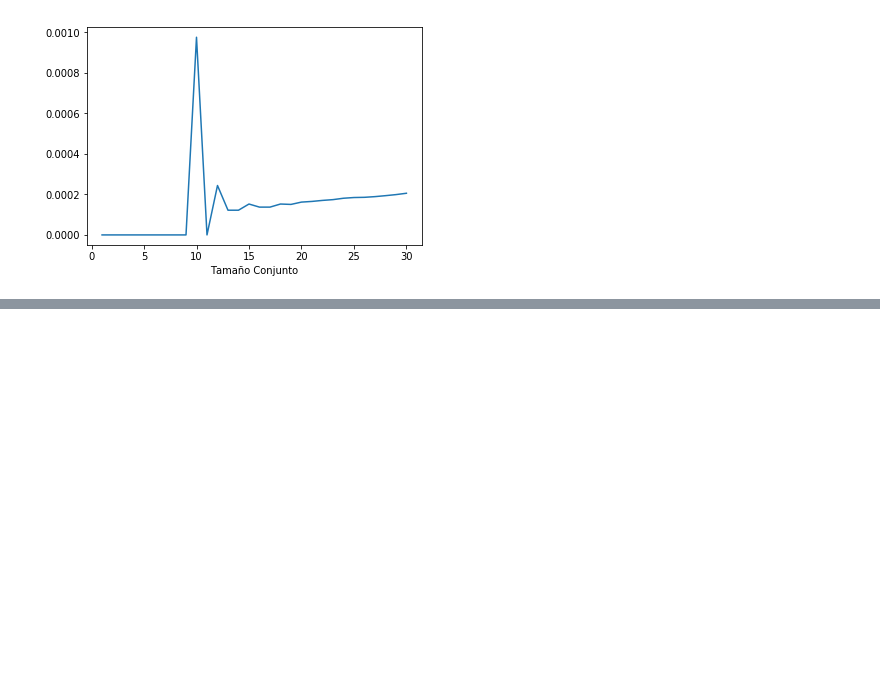
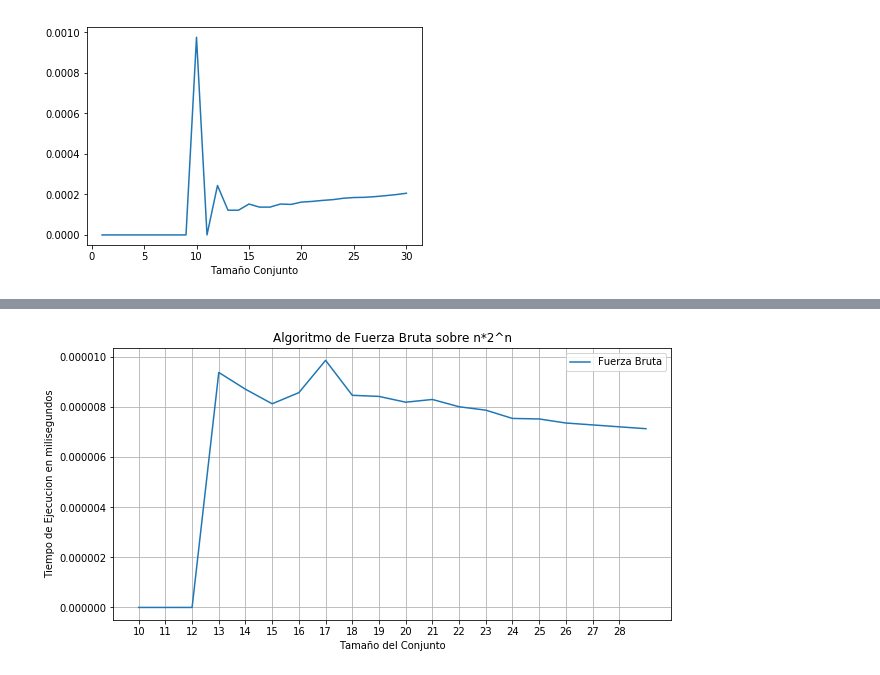
Before and after one commit to gonzalokun/AED3TP1, a Jupyter notebook: notebookTP.ipynb, the cells around one changed output, grey strips where cells are left out. Saved outputs shown, nothing was run; the diff lists cells and outputs as text; code cells hidden in the pictures; blank space fills up the shorter version.

```diff
--- a/notebookTP.ipynb
+++ b/notebookTP.ipynb
@@ -150,3 +150,6 @@ tabla6["Fuerza Bruta"].plot()
 # %% [output]
 <matplotlib.axes._subplots.AxesSubplot at 0x...>
 [figure]
+# %%
+tabla7 = pd.read_csv("./output.csv", index_col="Tamaño Conjunto")
+tabla7
@@ -152,0 +175,10 @@ tabla6["Fuerza Bruta"].plot()
+# %%
+listaPlot = [i for i in range(10, 29)]
+graf7 = tabla7[["Fuerza Bruta"]].plot(xticks=listaPlot,figsize=(10, 5), grid=True, title="Algoritmo de Fuerza Bruta sobre n*2^n")
+graf7.set_xlabel("Tamaño del Conjunto")
+graf7.set_ylabel("Tiempo de Ejecucion en milisegundos")
+#graf7.set_xscale("log")
+#graf7.set_yscale("log")
+plt.savefig("G7.pdf")
+# %% [output]
+[figure, added]
```
Also changed, not shown: parts of 1 cell of this notebook, 4 other files.
